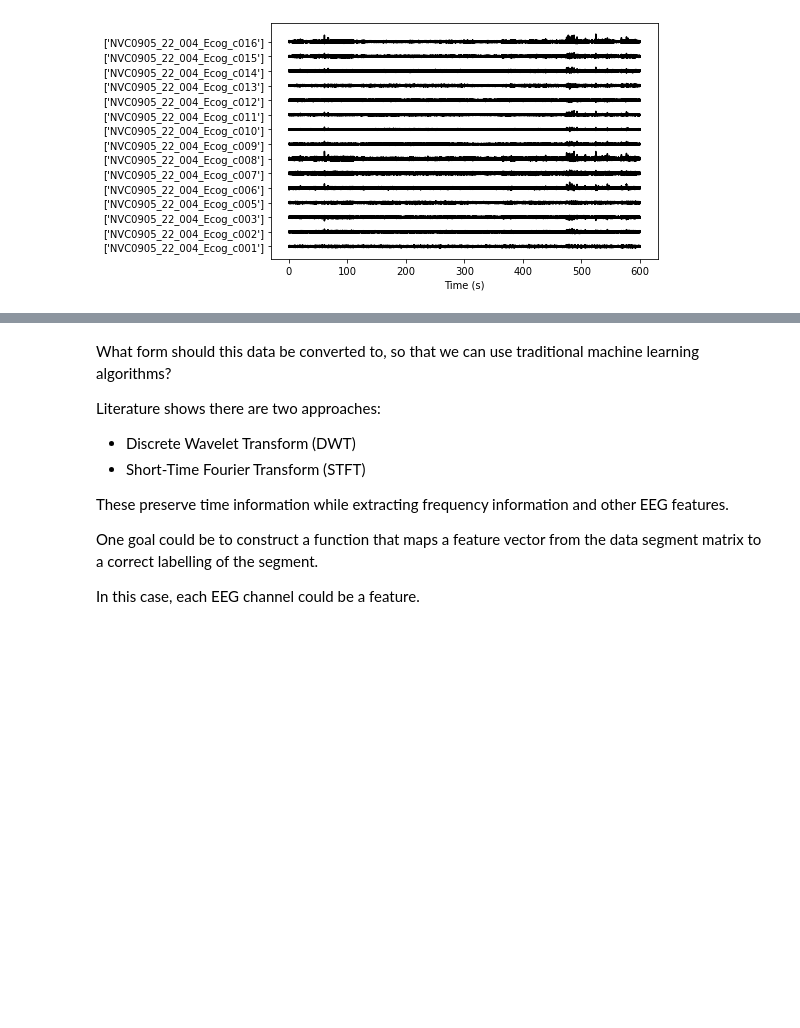
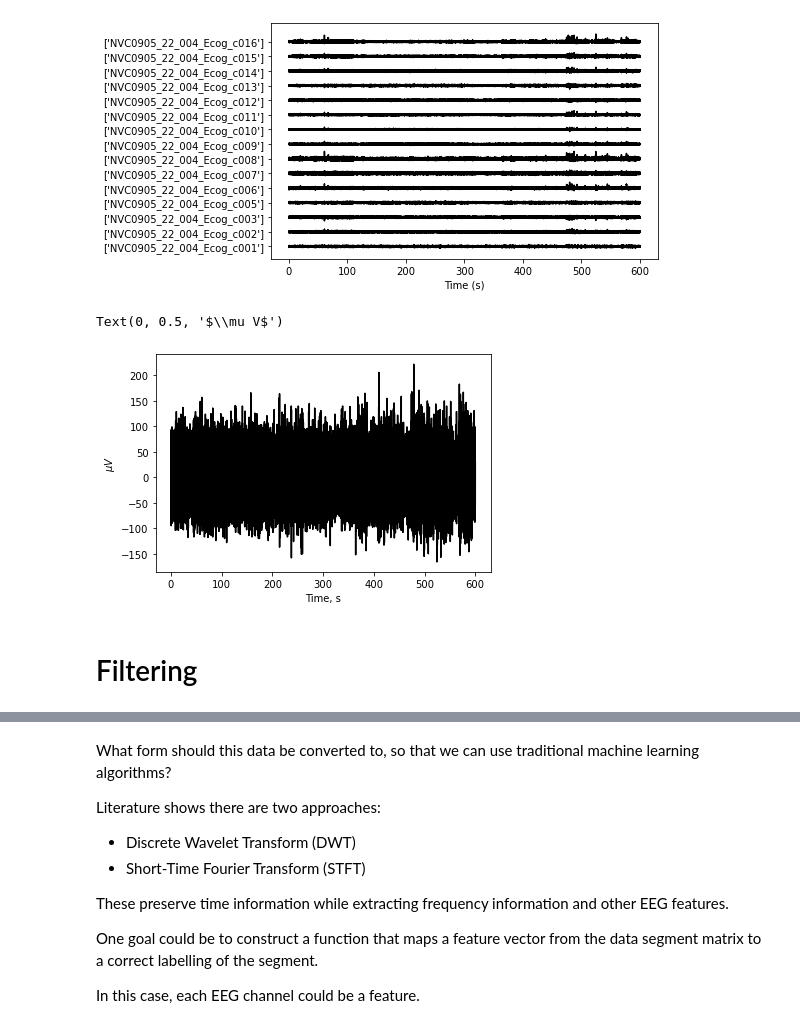
Before and after one commit to samisnotinsane/aes-kaggle-seizure-prediction, a Jupyter notebook: pre_process_signal.ipynb, the cells around one changed output, grey strips where cells are left out. Saved outputs shown, nothing was run; the diff lists cells and outputs as text; code cells hidden in the pictures; blank space fills up the shorter version.

Commit message:
Adding signal filtering experiments

```diff
--- a/pre_process_signal.ipynb
+++ b/pre_process_signal.ipynb
@@ -22,8 +23,18 @@ for i in trange(len(X_train), desc='loadmat'):
     mat = loadmat(path)
     X_train_mat.append(mat)
 # %%
-def get_sig(mat):
+def get_segment(mat):
     segment_name = list(mat.keys())[-1]
     segment = mat[segment_name]
-    sig = segment['data'][0][0]
-    return sig
+    return segment
+# %%
+def get_sig(mat):
+    segment = get_segment(mat)
+    sig = segment['data'][0][0]
+    return sig
+# %%
+def get_fs(mat):
+    "Returns the sampling frequency."
+    segment = get_segment(mat)
+    fs = segment['sampling_frequency'][0][0][0][0]
+    return fs
@@ -69,3 +84,19 @@ Further, we can also visualise this segment.
 plot_eeg(X_train_mat[0])
 # %% [output]
 [figure]
+# %%
+# select channel c001 for experimentation.
+x = get_sig(X_train_mat[0])[0,:]
+fs = get_fs(X_train_mat[0])
+# %%
+# plot raw signal
+N = x.shape[0]
+t = np.arange(0, N) / fs
+plt.plot(t, x, '-', color='k')
+plt.xlabel('Time, s')
+plt.ylabel('$\mu V$')
+# %% [output]
+Text(0, 0.5, '$\\mu V$')
+[figure, added]
+# %% [markdown]
+# Filtering
```
Also changed, not shown: parts of 28 cells of this notebook.
